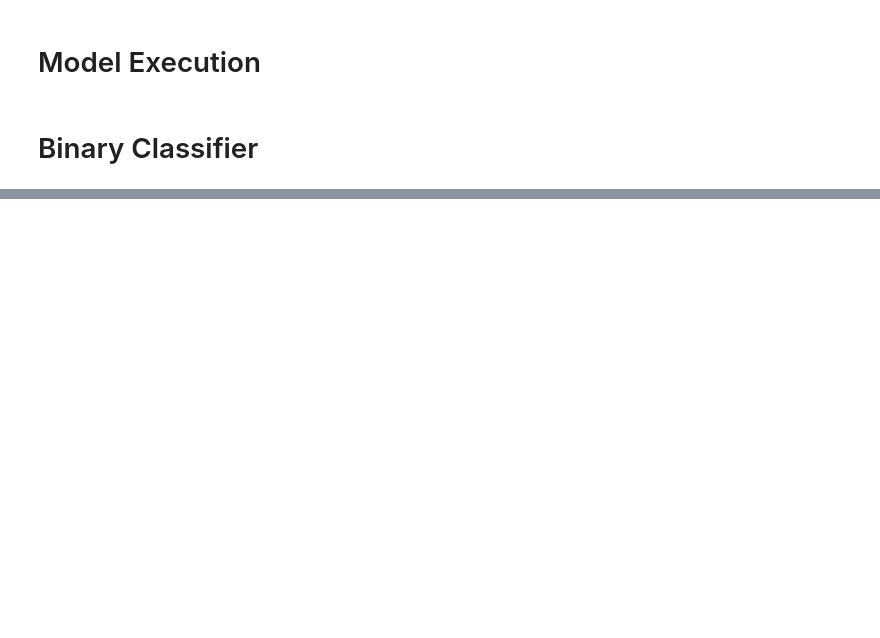
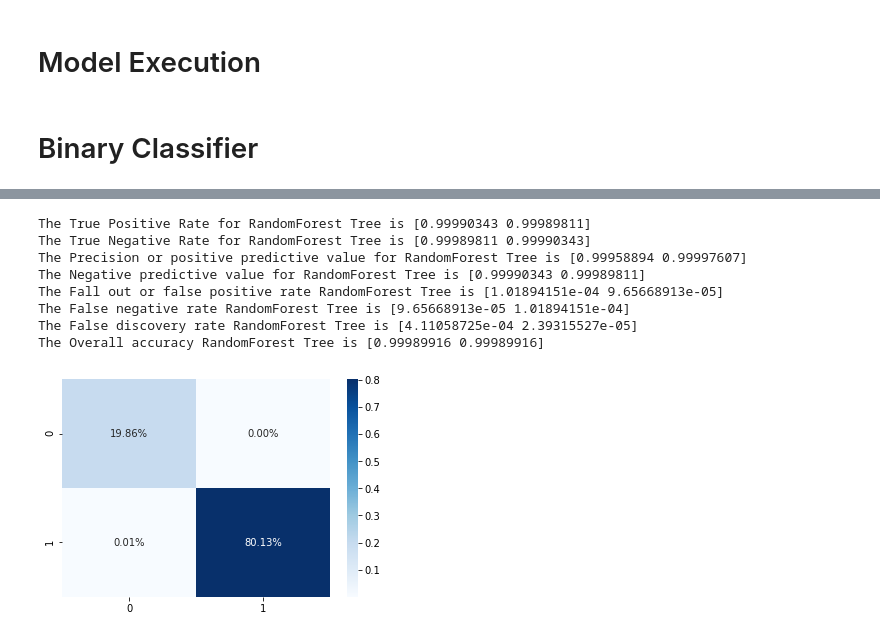
Before and after one commit to huyi-huwangyang/CMPE255-group1-project, a Jupyter notebook: Network_Intrusion_Integrated.ipynb, the cells around one changed output, grey strips where cells are left out. Cells and saved outputs as stored; diff of their text form; code cells hidden in the pictures; blank space fills up the shorter version.

```diff
--- a/Network_Intrusion_Integrated.ipynb
+++ b/Network_Intrusion_Integrated.ipynb
@@ -325,3 +395,9 @@ def decision_trees(train_feature, train_label, test_feature, test_label):
+# %%
+def random_forest_classifier(train_feature, train_label, test_feature, test_label):
+    clf = RandomForestClassifier(n_estimators=30)
+    clf.fit(train_feature, train_label.values.ravel())
+    prediction = clf.predict(test_feature)
+    generate_result_metrics("RandomForest Tree", test_label, prediction)
 # %% [markdown]
 # Binary Classifier
 # %%
@@ -394,0 +455,12 @@ The Decision Tree F1-score is =  0.9999879046055751
+# %%
+random_forest_classifier(X_train, Y_train, X_test, Y_test)
+# %% [output]
+The True Positive Rate for RandomForest Tree is [0.99990343 0.99989811]
+The True Negative Rate for RandomForest Tree is [0.99989811 0.99990343]
+The Precision or positive predictive value for RandomForest Tree is [0.99958894 0.99997607]
+The Negative predictive value for RandomForest Tree is [0.99990343 0.99989811]
+The Fall out or false positive rate RandomForest Tree is [1.01894151e-04 9.65668913e-05]
+The False negative rate RandomForest Tree is [9.65668913e-05 1.01894151e-04]
+The False discovery rate RandomForest Tree is [4.11058725e-04 2.39315527e-05]
+The Overall accuracy RandomForest Tree is [0.99989916 0.99989916]
+[figure, added]
```
Also changed, not shown: parts of 29 cells of this notebook, 2 other files.
